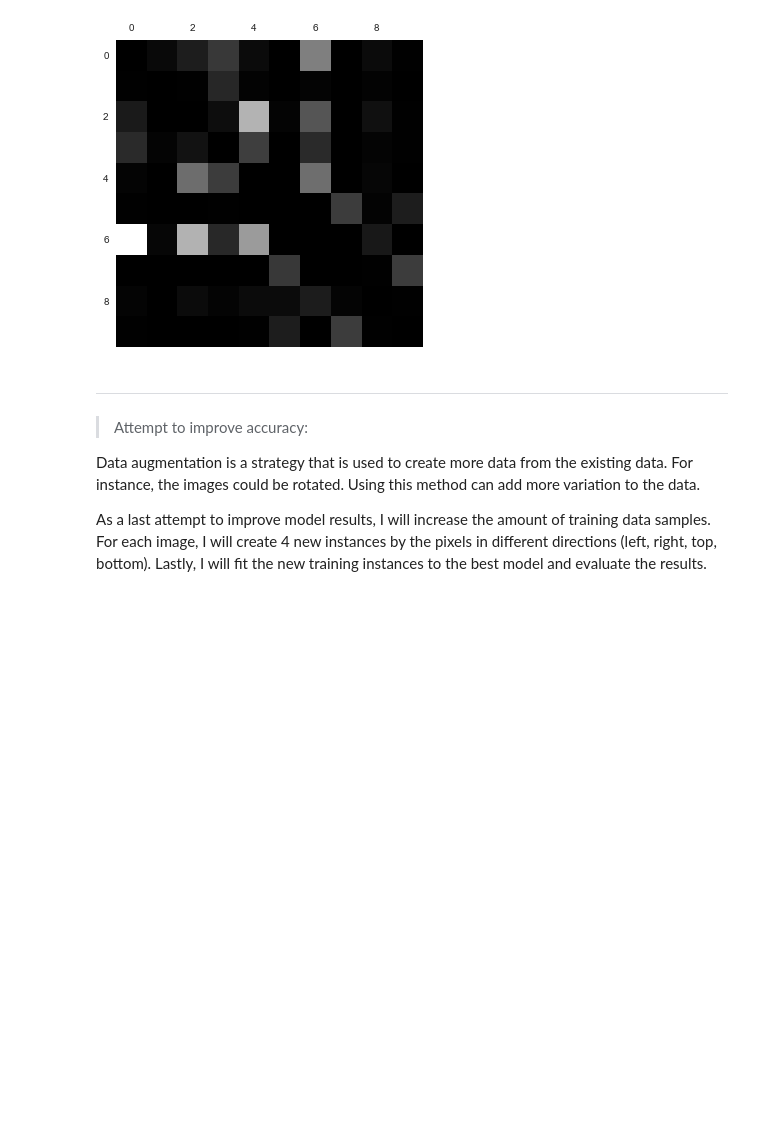
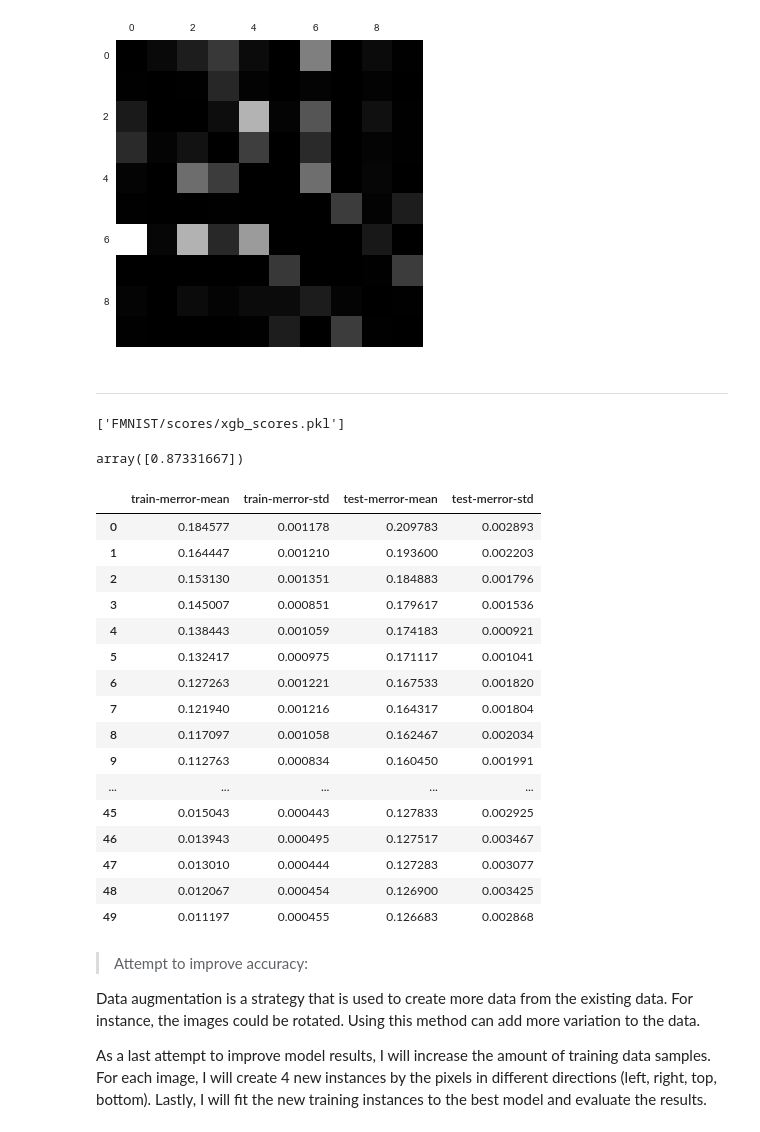
Before and after one commit to adiy55/1SB-Final-Project, a Jupyter notebook: 1SB ML Fashion MNIST.ipynb, the cells around one changed output. Drawn from its saved outputs; the diff is of its cells as text; code cells hidden in the pictures; blank space fills up the shorter version.

```diff
--- a/1SB ML Fashion MNIST.ipynb
+++ b/1SB ML Fashion MNIST.ipynb
@@ -989,0 +894,2 @@ xgb_clf = XGBClassifier(random_state=42, n_jobs=-1, use_label_encoder=False, eva
+# %%
+ex_tree_scores_14 = joblib.load(r"FMNIST/scores/ex_tree_scores_14.pkl")
@@ -989,0 +915,2 @@ xgb_clf = XGBClassifier(random_state=42, n_jobs=-1, use_label_encoder=False, eva
+# %%
+ada_clf = joblib.load(r"FMNIST/models/ada_clf_15.pkl")
@@ -989,0 +928,2 @@ xgb_clf = XGBClassifier(random_state=42, n_jobs=-1, use_label_encoder=False, eva
+# %%
+ada_scores_15 = joblib.load(r"FMNIST/scores/ada_scores_15.pkl")
@@ -1454,3 +1446,33 @@ Display Errors in Confusion Matrix:
+# %%
+joblib.dump(xgb_scores, "FMNIST/scores/xgb_scores.pkl")
+# %% [output]
+['FMNIST/scores/xgb_scores.pkl']
+# %%
+xgb_scores = joblib.load("FMNIST/scores/xgb_scores.pkl")
+# %%
+1-xgb_scores["test-merror-mean"].tail(1).values
+# %% [output]
+array([0.87331667])
+# %%
+xgb_scores
+# %% [output]
+|  | train-merror-mean | train-merror-std | test-merror-mean | test-merror-std |
+| 0 | 0.184577 | 0.001178 | 0.209783 | 0.002893 |
+| 1 | 0.164447 | 0.001210 | 0.193600 | 0.002203 |
+| 2 | 0.153130 | 0.001351 | 0.184883 | 0.001796 |
+| 3 | 0.145007 | 0.000851 | 0.179617 | 0.001536 |
+| 4 | 0.138443 | 0.001059 | 0.174183 | 0.000921 |
+| 5 | 0.132417 | 0.000975 | 0.171117 | 0.001041 |
+| 6 | 0.127263 | 0.001221 | 0.167533 | 0.001820 |
+| 7 | 0.121940 | 0.001216 | 0.164317 | 0.001804 |
+| 8 | 0.117097 | 0.001058 | 0.162467 | 0.002034 |
+| 9 | 0.112763 | 0.000834 | 0.160450 | 0.001991 |
+| ... | ... | ... | ... | ... |
+| 45 | 0.015043 | 0.000443 | 0.127833 | 0.002925 |
+| 46 | 0.013943 | 0.000495 | 0.127517 | 0.003467 |
+| 47 | 0.013010 | 0.000444 | 0.127283 | 0.003077 |
+| 48 | 0.012067 | 0.000454 | 0.126900 | 0.003425 |
+| 49 | 0.011197 | 0.000455 | 0.126683 | 0.002868 |
 # %%
 param_grid = [{
     "n_estimators": [1000, 2000],
```
Also changed, not shown: parts of 169 cells of this notebook.
